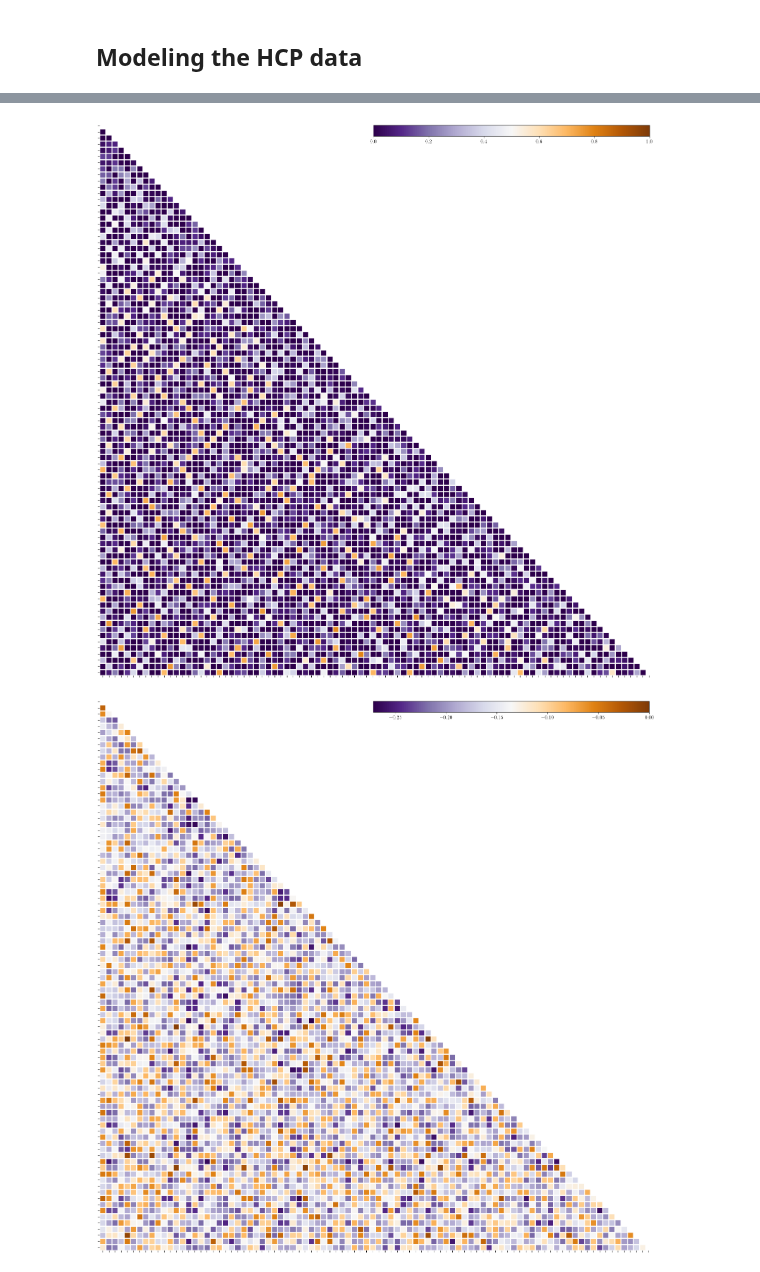
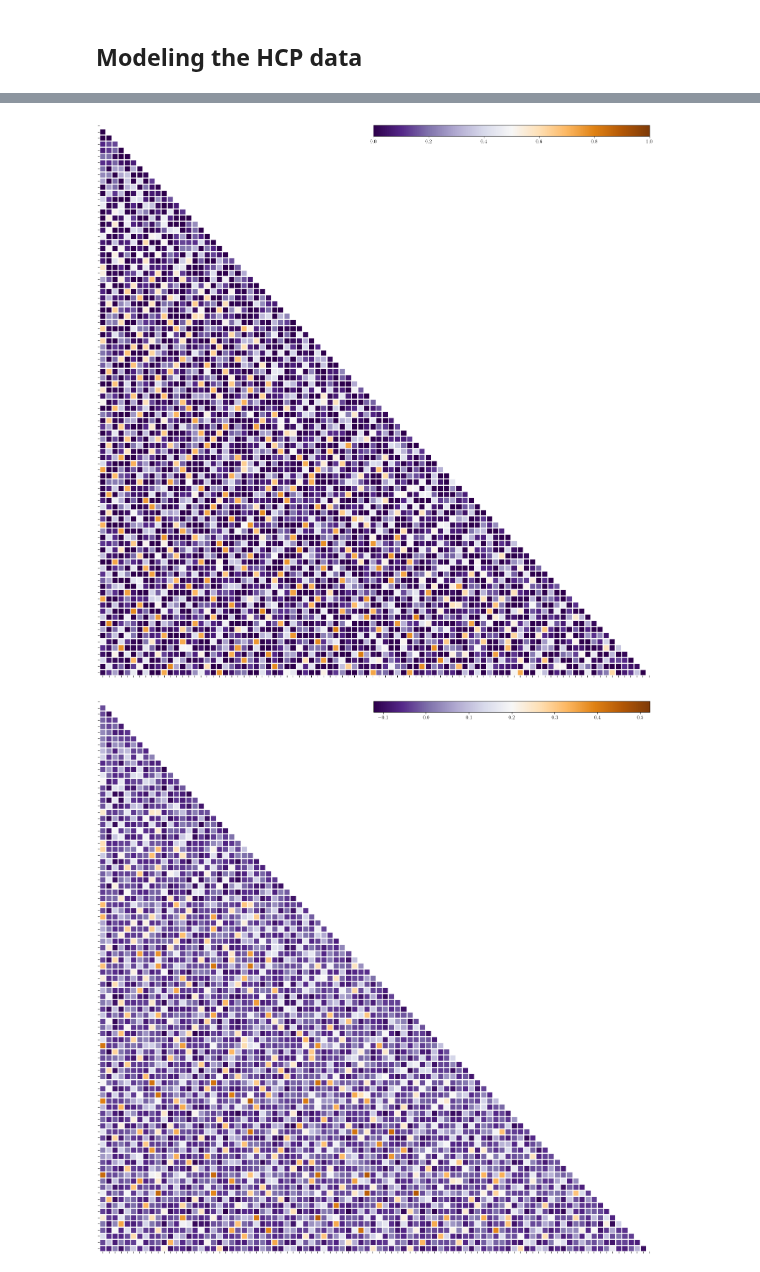
Before and after one commit to nipreps/eddymotion, a Jupyter notebook: docs/notebooks/dmri_covariance.ipynb, the cells around one changed output, grey strips where cells are left out. Cells and saved outputs as stored; diff of their text form; code cells hidden in the pictures.

```diff
--- a/docs/notebooks/dmri_covariance.ipynb
+++ b/docs/notebooks/dmri_covariance.ipynb
@@ -21,6 +21,13 @@ mpl.rcParams["text.latex.preamble"] = "\n".join(
     ]
 )
 
+
 PARAMETER_EXPONENTIAL_a = 0.5
-PARAMETER_SPHERICAL_a = 1.23
-PARAMETER_lambda = 2.0
+"""a (angular distance), exponential kernel"""
+PARAMETER_SPHERICAL_a = 1.38
+"""a (angular distance), spherical kernel"""
+
+PARAMETER_lambda = 1 / 2.1
+"""λ (signal scaling factor)"""
+PARAMETER_sigma2 = 0.5
+"""σ² (noise adjustment, alpha in Scikit-learn's GP regressor)"""
@@ -67,16 +81,11 @@ triu_indices = np.triu_indices(b3000_mask.sum())
 thetas_emp = compute_pairwise_angles(X_real, closest_polarity=True)[triu_indices]
 # %%
 # Standardize data, calculate covariance & extract upper triangle
-y_real = hcpdata["b3000_data"]
-y_real -= y_real.mean(1)[:, None]
-y_real /= y_real.std(1)[:, None]
-
+y_real_original = hcpdata["b3000_data"]
+y_real_mean = y_real_original.mean()
+y_real = y_real_original - y_real_mean
+y_real_std = y_real.std()
+y_real /= y_real_std
 # Calculate the covariance matrix.
 y_cov = np.cov(y_real)
-# Introduce adjustment factors to make it more similar to Andersson2015's fig. 3.
-
-# λ = 2, and scaling factor of 2 in the "arbitrary scaling"
-y_cov_norm = y_cov * PARAMETER_lambda - 0.9
-# σ² = 2
-y_cov_norm -= np.eye(y_cov_norm.shape[0]) * 0.09
 # %%
@@ -172,16 +181,16 @@ plot_corrmat(y_cov_norm.copy() - y_cov_norm.min(), col_labels=[], figsize=(20, 2
 # %%
 from eddymotion.model._sklearn import EddyMotionGPR, SphericalKriging
 
-K = SphericalKriging(beta_a=1.23, beta_l=100)(X_real)
+K = SphericalKriging(beta_a=PARAMETER_SPHERICAL_a, beta_l=PARAMETER_lambda)(X_real)
 K -= K.min()
 K /= K.max()
 plot_corrmat(K.copy(), col_labels=[], figsize=(20, 20), vmin=K.min(), vmax=1);
 # %% [output]
-[figure, old version]
+[figure, new version]
 # %%
-diff = K - (y_cov_norm - y_cov_norm.min())
+diff = K - (y_cov - y_cov.min())
 plot_corrmat(diff.copy(), col_labels=[], figsize=(20, 20), vmin=diff.min(), vmax=diff.max());
 # %% [output]
-[figure, old version]
+[figure, new version]
 # %%
 gpm = EddyMotionGPR(
```
Also changed, not shown: parts of 10 cells of this notebook, 1 other file.
